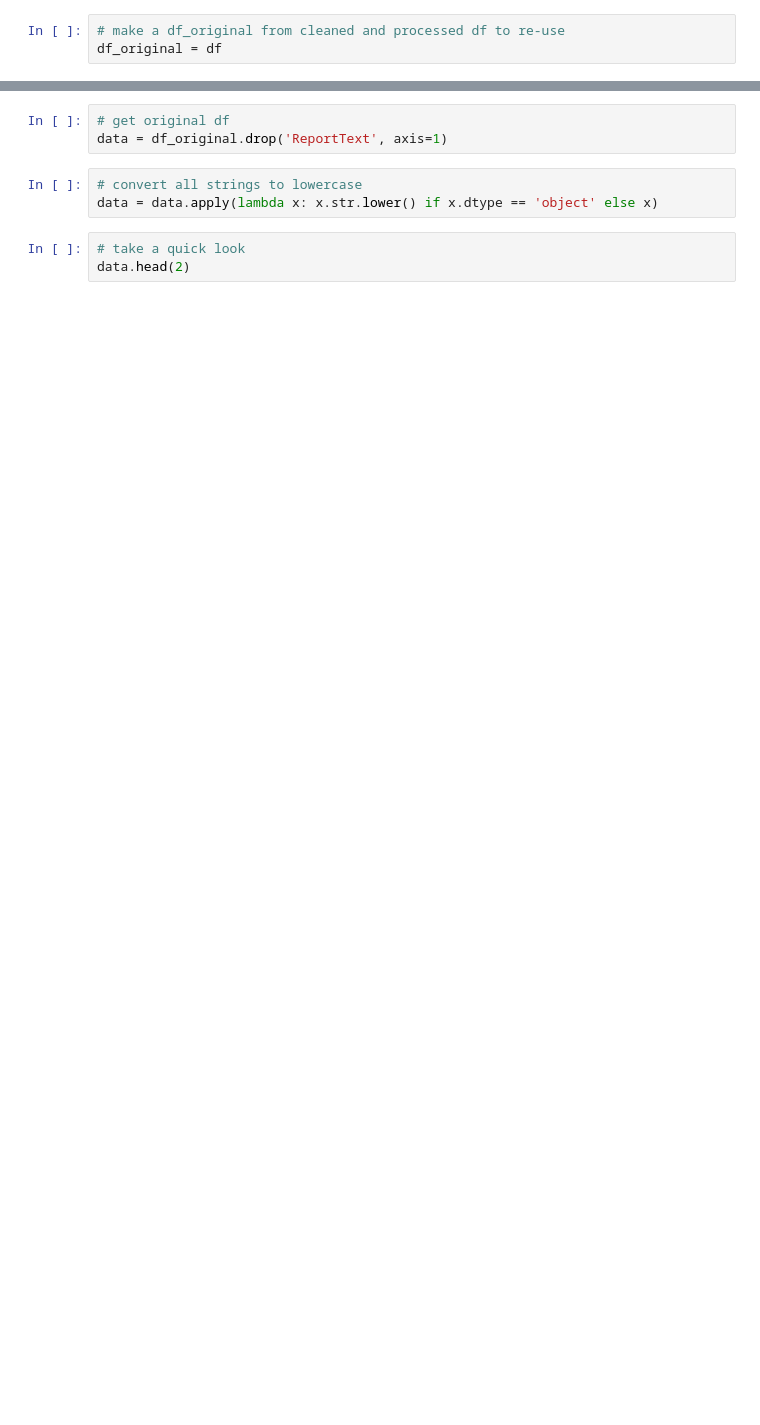
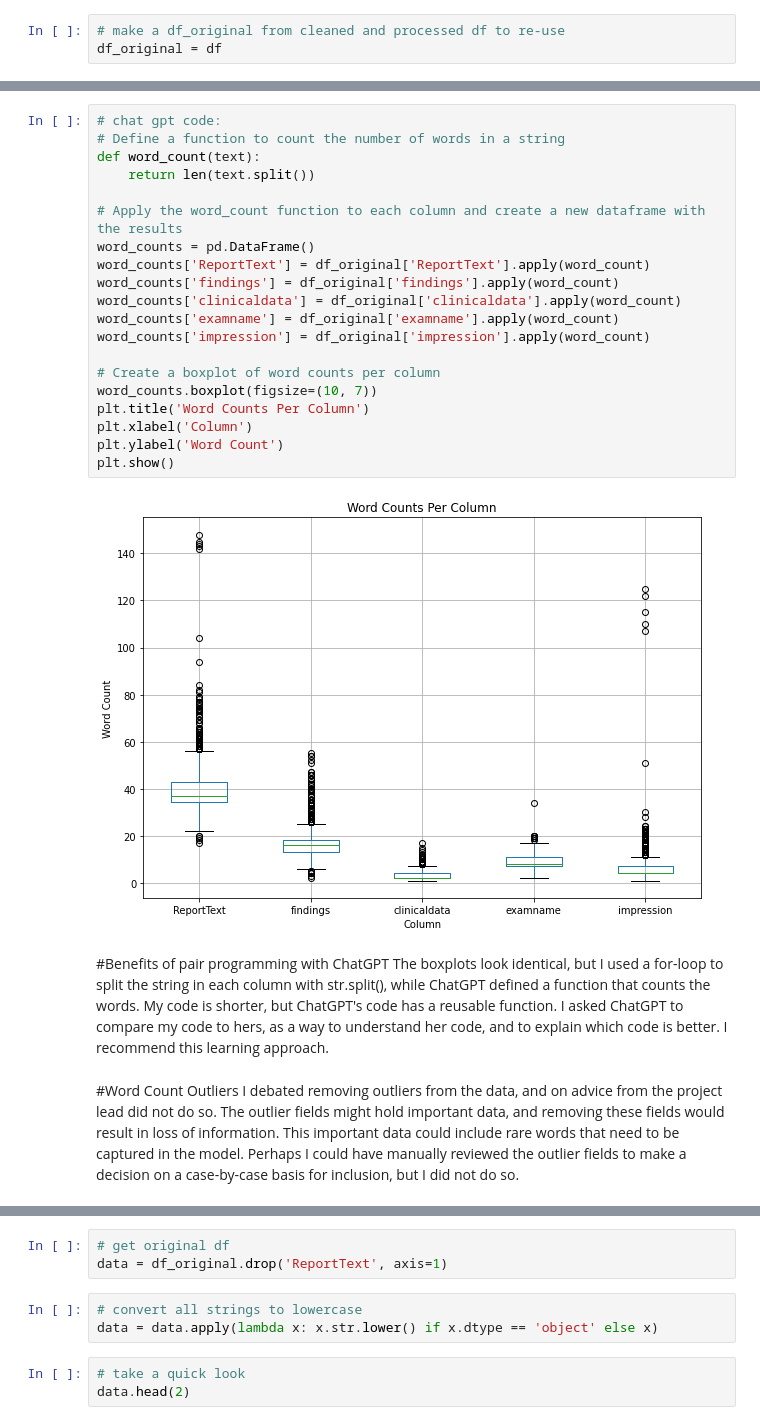
Before and after one commit to isabelklint/final_oa, a Jupyter notebook: final_oa.ipynb, the cells around one changed output, grey strips where cells are left out. Cells and saved outputs as stored; diff of their text form; blank space fills up the shorter version.

```diff
--- a/final_oa.ipynb
+++ b/final_oa.ipynb
@@ -285,0 +358,28 @@ plt.show()
+# %%
+# chat gpt code:
+# Define a function to count the number of words in a string
+def word_count(text):
+    return len(text.split())
+
+# Apply the word_count function to each column and create a new dataframe with the results
+word_counts = pd.DataFrame()
+word_counts['ReportText'] = df_original['ReportText'].apply(word_count)
+word_counts['findings'] = df_original['findings'].apply(word_count)
+word_counts['clinicaldata'] = df_original['clinicaldata'].apply(word_count)
+word_counts['examname'] = df_original['examname'].apply(word_count)
+word_counts['impression'] = df_original['impression'].apply(word_count)
+
+# Create a boxplot of word counts per column
+word_counts.boxplot(figsize=(10, 7))
+plt.title('Word Counts Per Column')
+plt.xlabel('Column')
+plt.ylabel('Word Count')
+plt.show()
+# %% [output]
+[figure, added]
+# %% [markdown]
+#<font color="D41159">Benefits of pair programming with ChatGPT
+The boxplots look identical, but I used a for-loop to split the string in each column with str.split(), while ChatGPT defined a function that counts the words. My code is shorter, but ChatGPT's code has a reusable function. I asked ChatGPT to compare my code to hers, as a way to understand her code, and to explain which code is better. I recommend this learning approach.
+# %% [markdown]
+#<font color="D41159">Word Count Outliers
+I debated removing outliers from the data, and on advice from the project lead did not do so. The outlier fields might hold important data, and removing these fields would result in loss of information. This important data could include rare words that need to be captured in the model. Perhaps I could have manually reviewed the outlier fields to make a decision on a case-by-case basis for inclusion, but I did not do so.
```
Also changed, not shown: parts of 40 cells of this notebook.
